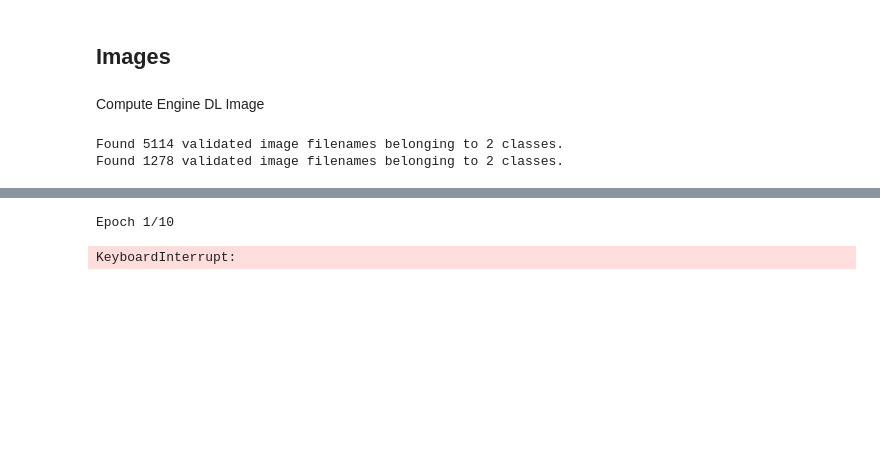
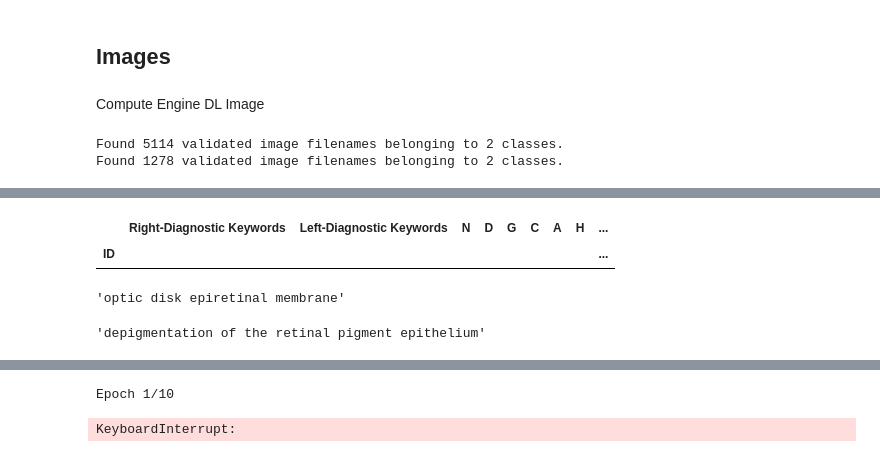
Before and after one commit to lorcanob/OcuPath, a Jupyter notebook: notebooks/ODR_EDA.ipynb, the cells around one changed output, grey strips where cells are left out. Saved outputs shown, nothing was run; the diff lists cells and outputs as text; code cells hidden in the pictures; blank space fills up the shorter version.

```diff
--- a/notebooks/ODR_EDA.ipynb
+++ b/notebooks/ODR_EDA.ipynb
@@ -170,0 +262,14 @@ To enable them in other operations, rebuild TensorFlow with the appropriate comp
+# %%
+temp = dataframer.data[['Right-Diagnostic Keywords', 'Left-Diagnostic Keywords', 'N', 'D', 'G', 'C', 'A', 'H', 'M', 'O', 'labels', 'target']]
+temp[temp['Right-Diagnostic Keywords']==key_list[93]]
+# %% [output]
+|  | Right-Diagnostic Keywords | Left-Diagnostic Keywords | N | D | G | C | A | H | ... |
+| ID |  |  |  |  |  |  |  |  | ... |
+# %%
+key_list[54]
+# %% [output]
+'optic disk epiretinal membrane'
+# %%
+temp['Left-Diagnostic Keywords'].loc[236]
+# %% [output]
+'depigmentation of the retinal pigment epithelium'
```
Also changed, not shown: parts of 11 cells of this notebook, 1 other file.
